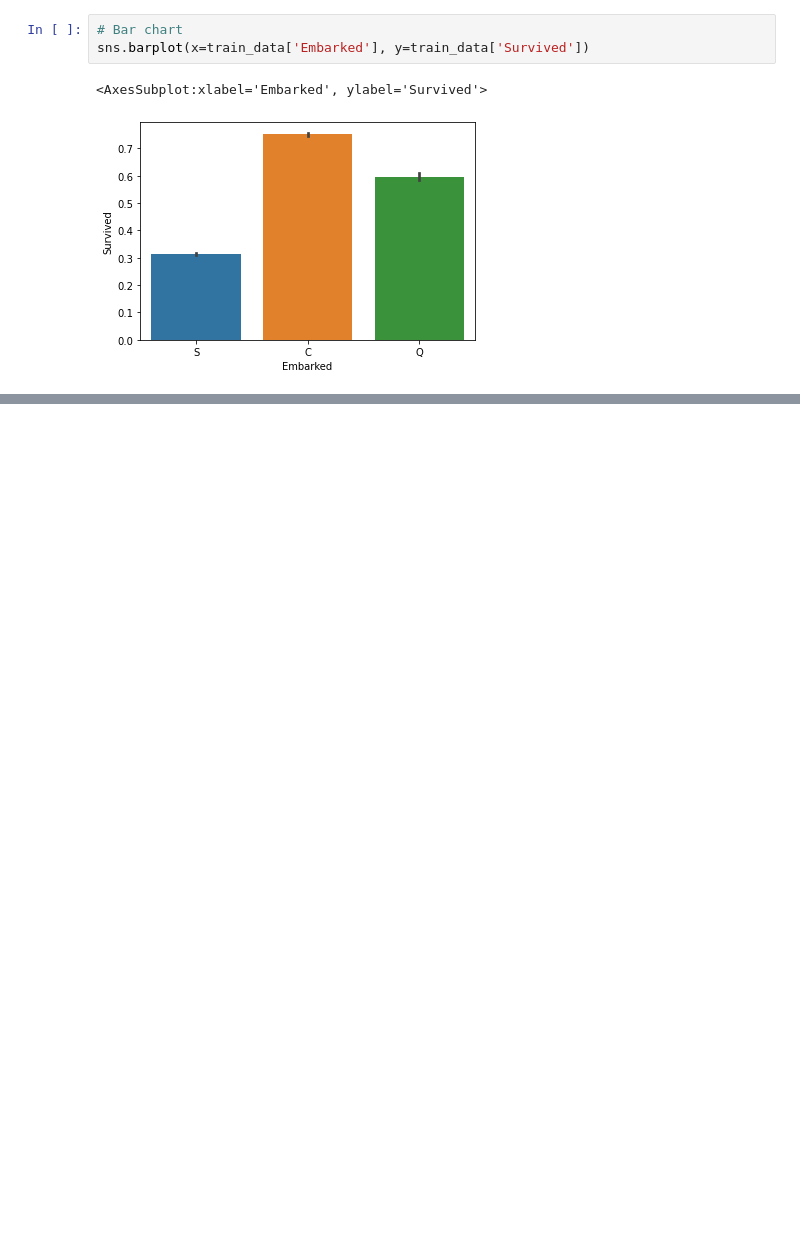
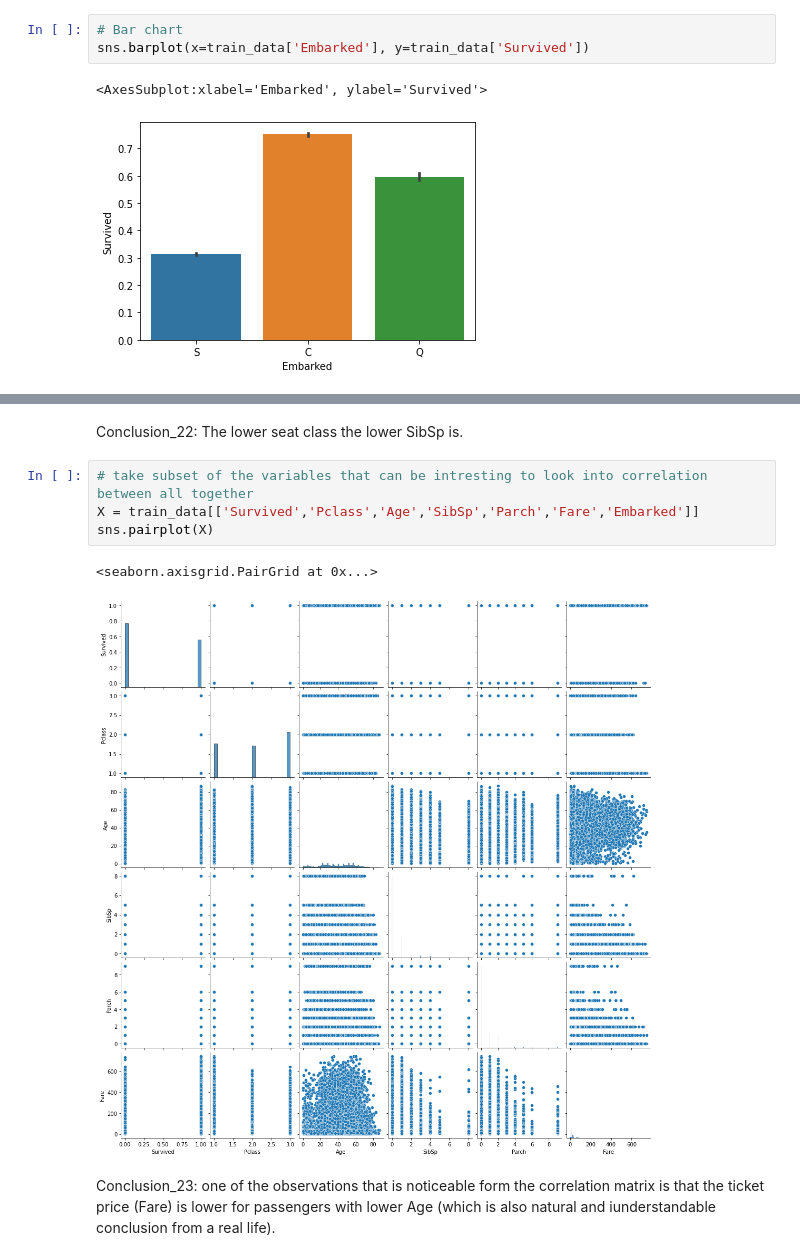
Before and after one commit to VeraAndreevna/Training, a Jupyter notebook: data_exploration.ipynb, the cells around one changed output, grey strips where cells are left out. Drawn from its saved outputs; the diff is of its cells as text; blank space fills up the shorter version.

```diff
--- a/data_exploration.ipynb
+++ b/data_exploration.ipynb
@@ -336,0 +387,11 @@ Conclusion: Considerable less Survived are in Embarked == S
+# %% [markdown]
+Conclusion_22: The lower seat class the lower SibSp is.
+# %%
+# take subset of the variables that can be intresting to look into correlation between all together
+X = train_data[['Survived','Pclass','Age','SibSp','Parch','Fare','Embarked']]
+sns.pairplot(X)
+# %% [output]
+<seaborn.axisgrid.PairGrid at 0x...>
+[figure, added]
+# %% [markdown]
+Conclusion_23: one of the observations that is noticeable form the correlation matrix is that the ticket price (Fare) is lower for passengers with lower Age (which is also natural and iunderstandable conclusion from a real life).
```
Also changed, not shown: parts of 30 cells of this notebook.
